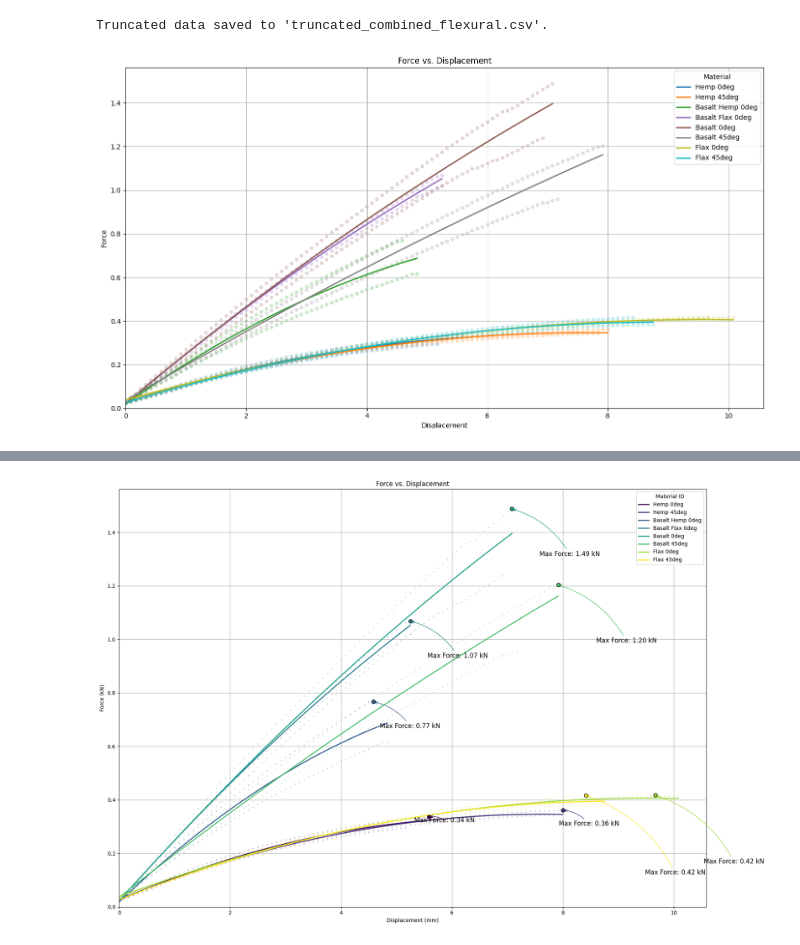
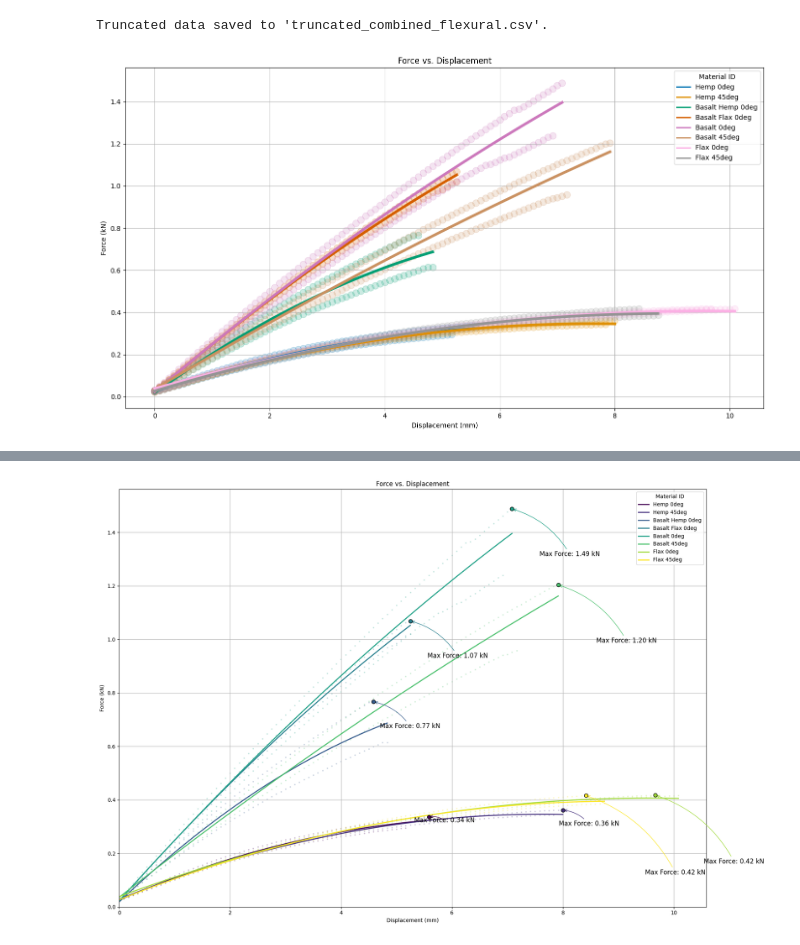
Before and after one commit to jamesbardin/ts_t, a Jupyter notebook: flexural.ipynb, the cells around one changed output, grey strips where cells are left out. Saved outputs shown, nothing was run; the diff lists cells and outputs as text; code cells hidden in the pictures.

Commit message:
cleaned flexural graphs

```diff
--- a/flexural.ipynb
+++ b/flexural.ipynb
@@ -164,52 +164,40 @@ Truncated data saved to 'truncated_combined_flexural.csv'.
 # %%
 combined_df = pd.read_csv('truncated_combined_flexural.csv')
 # %%
-import numpy as np
-import matplotlib.pyplot as plt
-from scipy.stats import linregress
+plt.figure(figsize=(14, 8))
+from matplotlib.lines import Line2D
 
-# Assuming combined_df is your DataFrame with at least 'Material_ID', 'Displacement', 'Force' columns.
+# Create a color palette with a distinct color for each Material_ID
+palette = sns.color_palette("colorblind", len(combined_df['Material_ID'].unique()))
 
-# Get unique materials and assign colors
-unique_materials = combined_df['Material_ID'].unique()
-colors = plt.cm.tab10(np.linspace(0, 1, len(unique_materials)))  # Use tab10 colormap, adjust as needed
-
-# Create a color map: Material -> color
-color_map = dict(zip(unique_materials, colors))
-
-plt.figure(figsize=(14, 8))
+# Initialize an empty list for custom legend handles
+custom_legend_handles = []
 
 # Plot all data points with colors corresponding to Material ID
-for material_id in unique_materials:
-    # Filter rows for the current material ID
+for material_id in combined_df['Material_ID'].unique():
     material_data = combined_df[combined_df['Material_ID'] == material_id]
-    plt.scatter(material_data['Displacement'], material_data['Force'], color=color_map[material_id], alpha = 0.2, s=20)
+    plt.scatter(material_data['Displacement'], material_data['Force'], color=palette[list(combined_df['Material_ID'].unique()).index(material_id)], alpha=0.2, s=100)
 
     # Fit a polynomial (second degree) to the data points for this material ID
     p = np.polynomial.Polynomial.fit(material_data['Displacement'], material_data['Force'], 2)
     # Generate x values from the min to max displacement for the material
     x = np.linspace(material_data['Displacement'].min(), material_data['Displacement'].max(), 100)
     # Calculate the y values using the polynomial
     y = p(x)
     # Plot the fitting curve
-    plt.plot(x, y, color=color_map[material_id], label=f'{material_id}', linewidth=2)
+    line = plt.plot(x, y, linewidth=4, color=palette[list(combined_df['Material_ID'].unique()).index(material_id)])
 
-# To avoid duplicate labels in the legend, handle them separately
-handles, labels = plt.gca().get_legend_handles_labels()
-by_label = dict(zip(labels, handles))  # Removes duplicates
-plt.legend(by_label.values(), by_label.keys(), title="Material")
+    # Add a custom legend handle for this line
+    custom_legend_handles.append(Line2D([0], [0], color=line[0].get_color(), linewidth=2))
 
-plt.xlim(0)
-plt.ylim(0)
+# Create a custom legend using the handles and labels from the regression lines
+plt.legend(custom_legend_handles, combined_df['Material_ID'].unique(), title="Material ID", fontsize='medium')
 
 plt.title('Force vs. Displacement')
 plt.xlabel('Displacement (mm)')
 plt.ylabel('Force (kN)')
-plt.xlabel('Displacement')
 plt.grid(True)
-plt.ylabel('Force')
 plt.tight_layout()
-# plt.savefig('figs/.png')
 plt.show()
 # %% [output]
-[figure, old version]
+[figure, new version]
```
Also changed, not shown: parts of 4 cells of this notebook.
